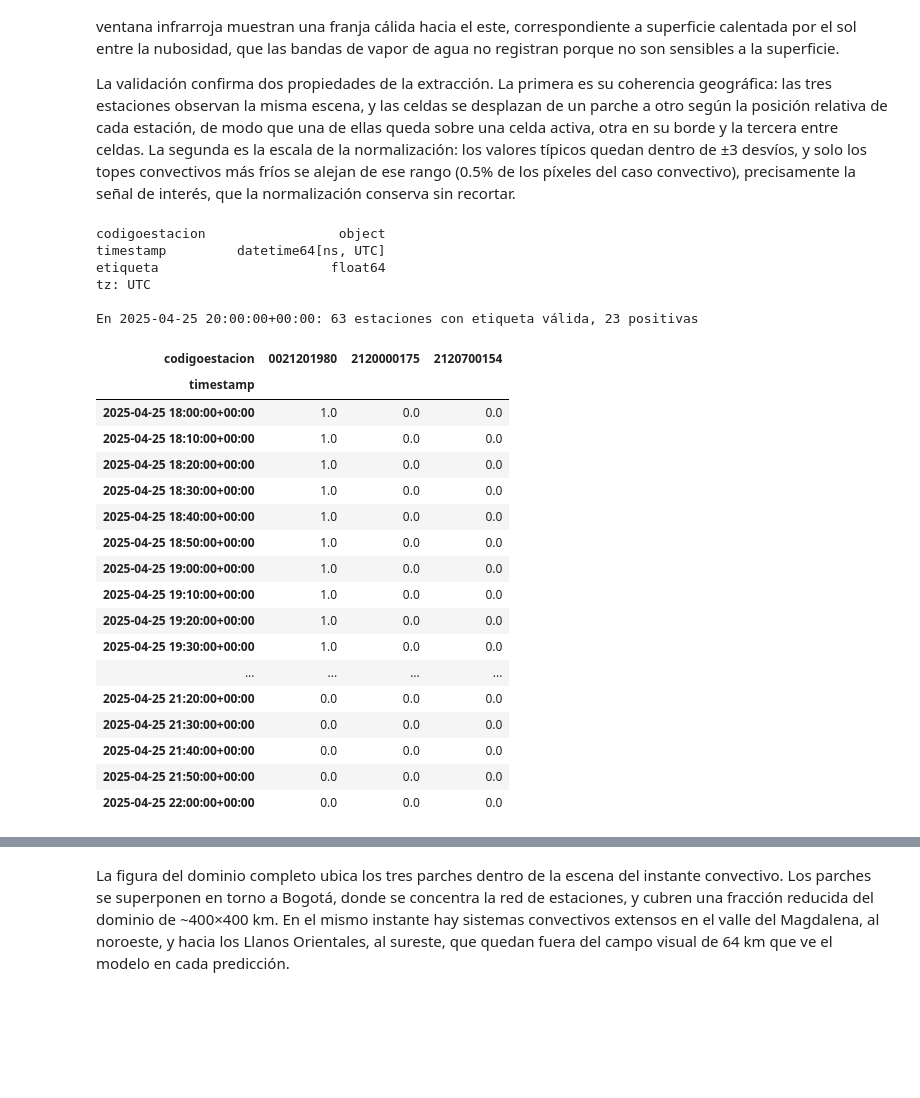
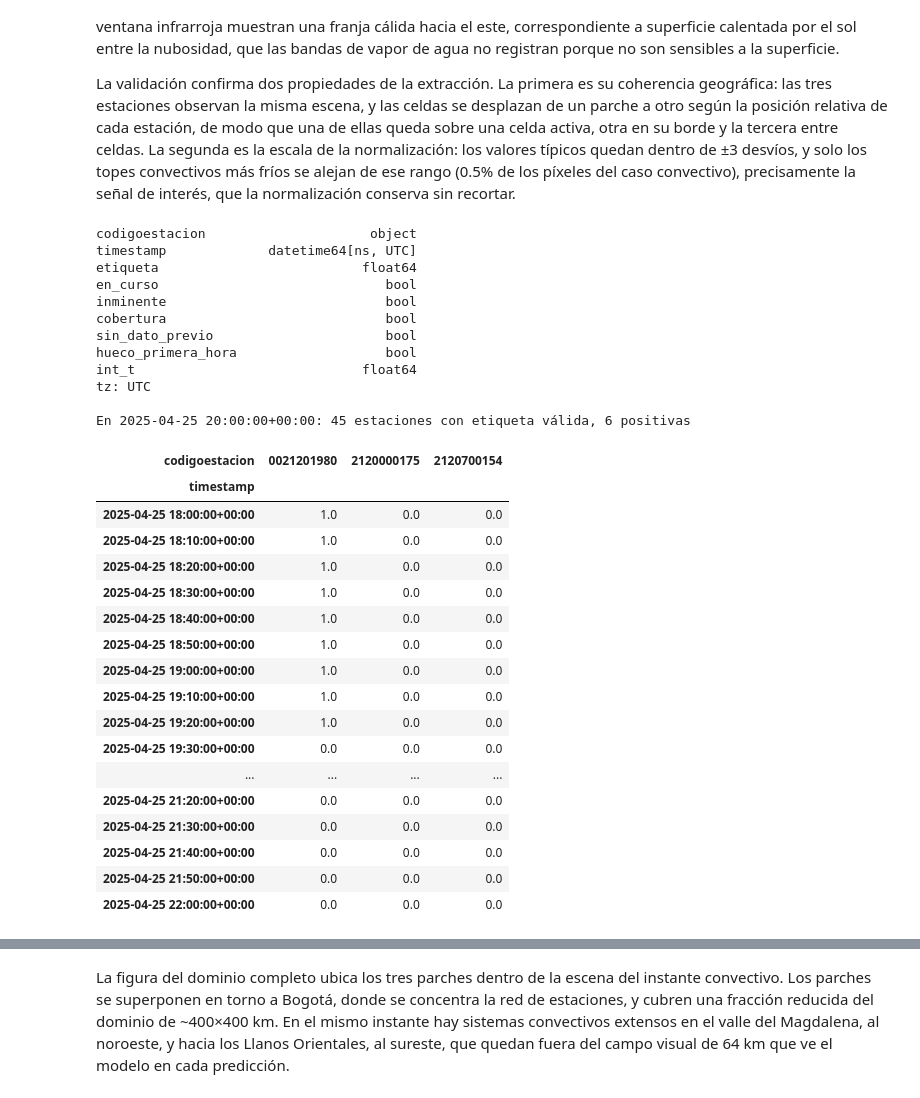
Before and after one commit to DianaScientist/nowcasting-bogota, a Jupyter notebook: data_ingestion/satellite/10-goes_patches.ipynb, the cells around one changed output, grey strips where cells are left out. Drawn from its saved outputs; the diff is of its cells as text; code cells hidden in the pictures; blank space fills up the shorter version.

```diff
--- a/data_ingestion/satellite/10-goes_patches.ipynb
+++ b/data_ingestion/satellite/10-goes_patches.ipynb
@@ -323,39 +328,46 @@ Los dos instantes de prueba ilustran los extremos del espacio de señales que el
 La validación confirma dos propiedades de la extracción. La primera es su coherencia geográfica: las tres estaciones observan la misma escena, y las celdas se desplazan de un parche a otro según la posición relativa de cada estación, de modo que una de ellas queda sobre una celda activa, otra en su borde y la tercera entre celdas. La segunda es la escala de la normalización: los valores típicos quedan dentro de ±3 desvíos, y solo los topes convectivos más fríos se alejan de ese rango (0.5% de los píxeles del caso convectivo), precisamente la señal de interés, que la normalización conserva sin recortar.
 # %%
 # Etiquetas en torno al instante convectivo -------------------------------------------
-RUTA_ETIQ = RUTA_BASE / "data_ingestion" / "ground_truth" / "etiquetas_ground_truth_v2.parquet"
+RUTA_ETIQ = RUTA_BASE / "data_ingestion" / "ground_truth" / "etiquetas_ground_truth.parquet"
 etiq = pd.read_parquet(RUTA_ETIQ)
 print(etiq.dtypes.to_string(), "\ntz:", etiq["timestamp"].dt.tz)
 
 t_utc   = TS_CONVECTIVO.tz_localize("UTC")
 codigos = est_muestra["codigoestacion"].astype("int64")
 
-en_t = etiq[etiq["timestamp"] == t_utc]
+# CAMBIO en_t = etiq[etiq["timestamp"] == t_utc]
+en_t = etiq[(etiq["timestamp"] == t_utc) & ~etiq["en_curso"] & ~etiq["inminente"]]
 print(f"\nEn {t_utc}: {en_t['etiqueta'].notna().sum()} estaciones con etiqueta válida, "
       f"{(en_t['etiqueta'] == 1).sum()} positivas")
 
 cerca = etiq[etiq["timestamp"].between(t_utc - pd.Timedelta("2h"), t_utc + pd.Timedelta("2h"))
              & etiq["codigoestacion"].astype("int64").isin(codigos)]
 display(cerca.pivot(index="timestamp", columns="codigoestacion", values="etiqueta"))
 # %% [output]
-codigoestacion                 object
-timestamp         datetime64[ns, UTC]
-etiqueta                      float64
+codigoestacion                     object
+timestamp             datetime64[ns, UTC]
+etiqueta                          float64
+en_curso                             bool
+inminente                            bool
+cobertura                            bool
+sin_dato_previo                      bool
+hueco_primera_hora                   bool
+int_t                             float64
 tz: UTC
 
-En 2025-04-25 20:00:00+00:00: 63 estaciones con etiqueta válida, 23 positivas
+En 2025-04-25 20:00:00+00:00: 45 estaciones con etiqueta válida, 6 positivas
 | codigoestacion | 0021201980 | 2120000175 | 2120700154 |
 | timestamp |  |  |  |
 | 2025-04-25 18:00:00+00:00 | 1.0 | 0.0 | 0.0 |
 | 2025-04-25 18:10:00+00:00 | 1.0 | 0.0 | 0.0 |
 | 2025-04-25 18:20:00+00:00 | 1.0 | 0.0 | 0.0 |
 | 2025-04-25 18:30:00+00:00 | 1.0 | 0.0 | 0.0 |
 | 2025-04-25 18:40:00+00:00 | 1.0 | 0.0 | 0.0 |
 | 2025-04-25 18:50:00+00:00 | 1.0 | 0.0 | 0.0 |
 | 2025-04-25 19:00:00+00:00 | 1.0 | 0.0 | 0.0 |
 | 2025-04-25 19:10:00+00:00 | 1.0 | 0.0 | 0.0 |
 | 2025-04-25 19:20:00+00:00 | 1.0 | 0.0 | 0.0 |
-| 2025-04-25 19:30:00+00:00 | 1.0 | 0.0 | 0.0 |
+| 2025-04-25 19:30:00+00:00 | 0.0 | 0.0 | 0.0 |
 | ... | ... | ... | ... |
 | 2025-04-25 21:20:00+00:00 | 0.0 | 0.0 | 0.0 |
 | 2025-04-25 21:30:00+00:00 | 0.0 | 0.0 | 0.0 |
```
Also changed, not shown: parts of 6 cells of this notebook, 12 other files.
